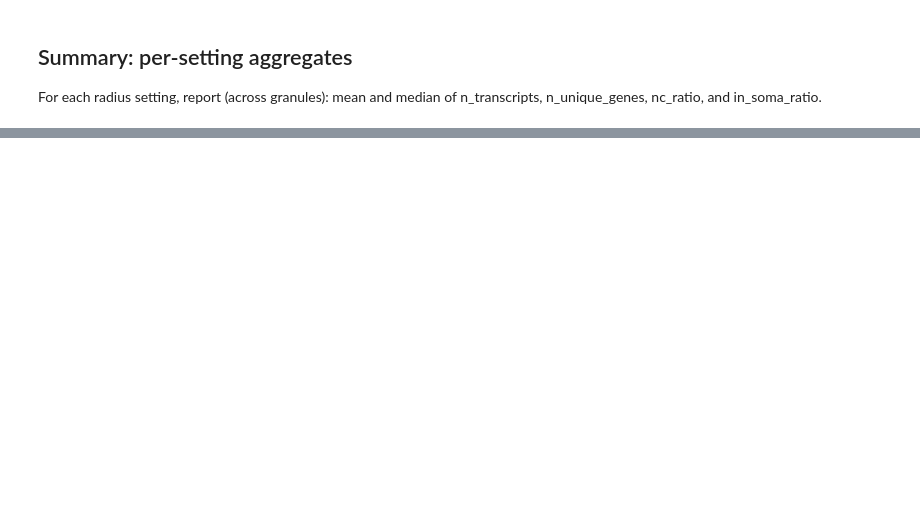
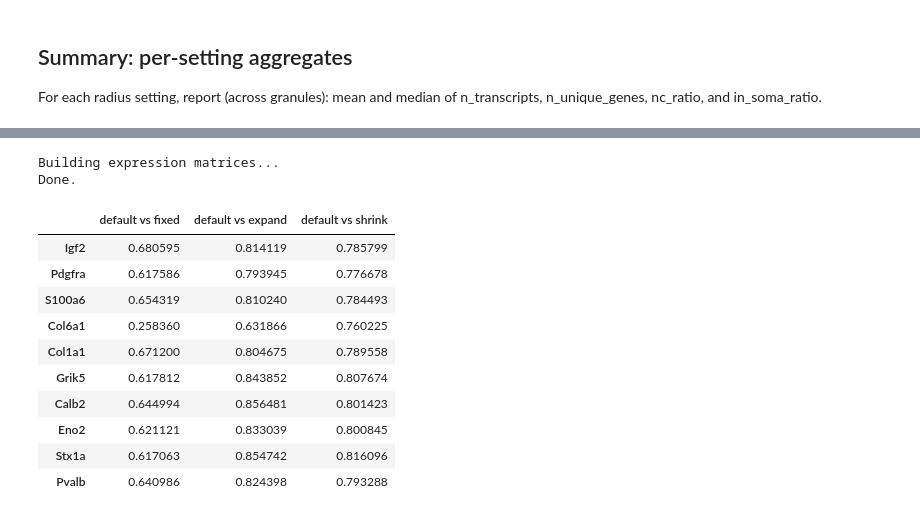
Before and after one commit to chen-yang-yuan/mcDETECT, a Jupyter notebook: code/benchmark/benchmark_sphere.ipynb, the cells around one changed output, grey strips where cells are left out. Saved outputs shown, nothing was run; the diff lists cells and outputs as text; code cells hidden in the pictures; blank space fills up the shorter version.

```diff
--- a/code/benchmark/benchmark_sphere.ipynb
+++ b/code/benchmark/benchmark_sphere.ipynb
@@ -46,0 +49,4 @@ if "layer_z" not in granules.columns and "sphere_z" in granules.columns:
+# %%
+genes = pd.read_csv(data_path + "processed_data/genes.csv")
+genes = list(genes.iloc[:, 0])
+len(genes)
@@ -185,0 +234,36 @@ plt.show()
+# %%
+# Build expression matrix (n_granules x n_genes) for each setting
+print("Building expression matrices...")
+X_default = build_expression_matrix(granules, transcripts, get_radii(granules, "default"), genes)
+X_fixed   = build_expression_matrix(granules, transcripts, get_radii(granules, "fixed"), genes)
+X_expand  = build_expression_matrix(granules, transcripts, get_radii(granules, "expand"), genes)
+X_shrink  = build_expression_matrix(granules, transcripts, get_radii(granules, "shrink"), genes)
+print("Done.")
+# %% [output]
+Building expression matrices...
+Done.
+# %%
+# Per-gene correlation: default vs each other setting (expression vector across spheres)
+n_genes = len(genes)
+corr_vs_fixed  = np.array([np.corrcoef(X_default[:, g], X_fixed[:, g])[0, 1]   for g in range(n_genes)])
+corr_vs_expand = np.array([np.corrcoef(X_default[:, g], X_expand[:, g])[0, 1] for g in range(n_genes)])
+corr_vs_shrink = np.array([np.corrcoef(X_default[:, g], X_shrink[:, g])[0, 1] for g in range(n_genes)])
+# Constant vectors yield nan; replace with 1.0 (perfect correlation with self)
+corr_vs_fixed  = np.nan_to_num(corr_vs_fixed,  nan=1.0, posinf=1.0, neginf=-1.0)
+corr_vs_expand = np.nan_to_num(corr_vs_expand, nan=1.0, posinf=1.0, neginf=-1.0)
+corr_vs_shrink = np.nan_to_num(corr_vs_shrink, nan=1.0, posinf=1.0, neginf=-1.0)
+corr_matrix = np.column_stack([corr_vs_fixed, corr_vs_expand, corr_vs_shrink])  # (n_genes, 3)
+corr_df = pd.DataFrame(corr_matrix, index=genes, columns=["default vs fixed", "default vs expand", "default vs shrink"])
+corr_df.head(10)
+# %% [output]
+|  | default vs fixed | default vs expand | default vs shrink |
+| Igf2 | 0.680595 | 0.814119 | 0.785799 |
+| Pdgfra | 0.617586 | 0.793945 | 0.776678 |
+| S100a6 | 0.654319 | 0.810240 | 0.784493 |
+| Col6a1 | 0.258360 | 0.631866 | 0.760225 |
+| Col1a1 | 0.671200 | 0.804675 | 0.789558 |
+| Grik5 | 0.617812 | 0.843852 | 0.807674 |
+| Calb2 | 0.644994 | 0.856481 | 0.801423 |
+| Eno2 | 0.621121 | 0.833039 | 0.800845 |
+| Stx1a | 0.617063 | 0.854742 | 0.816096 |
+| Pvalb | 0.640986 | 0.824398 | 0.793288 |
```
Also changed, not shown: parts of 15 cells of this notebook, 7 other files.
